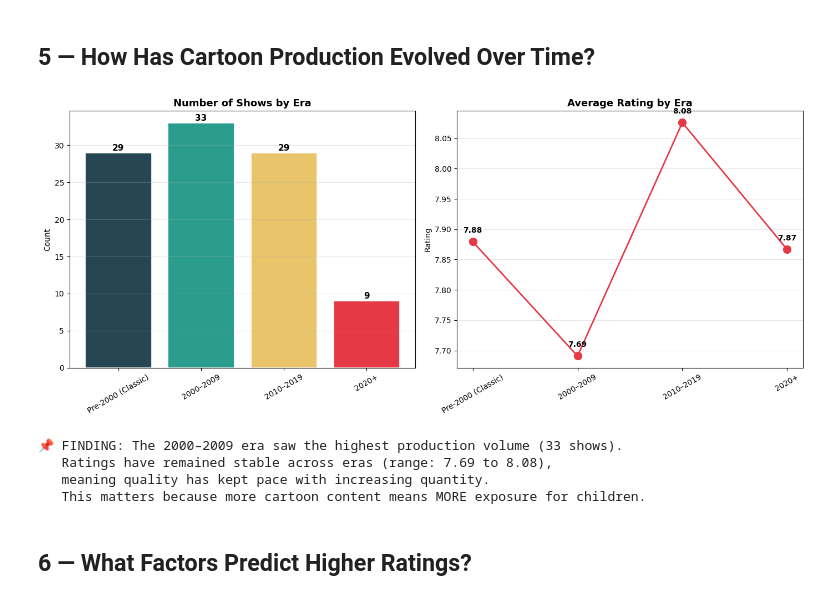
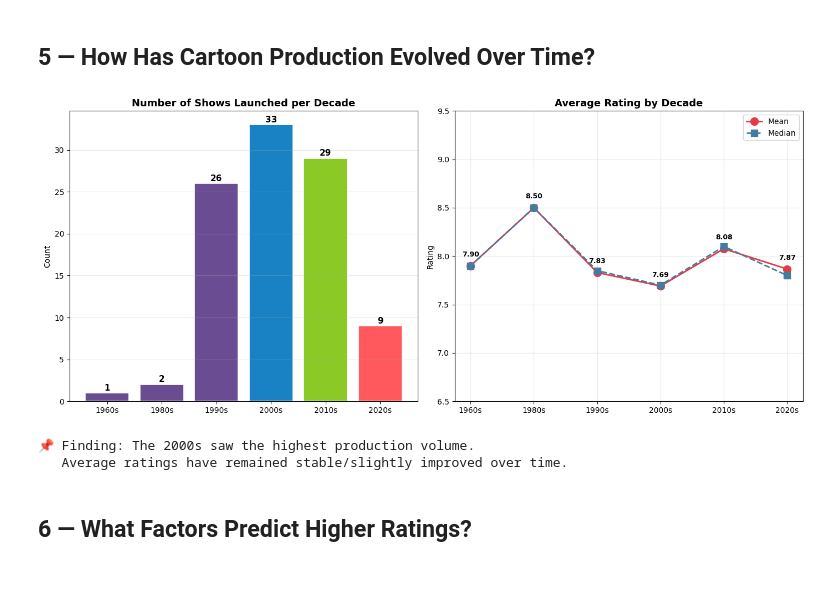
Before and after one commit to RonakSinghRaina/PROJECT-NEW, a Jupyter notebook: cartoon_analysis_complete.ipynb, the cells around one changed output. Drawn from its saved outputs; the diff is of its cells as text; code cells hidden in the pictures.

```diff
--- a/cartoon_analysis_complete.ipynb
+++ b/cartoon_analysis_complete.ipynb
@@ -309,47 +315,49 @@ print(f'   which in turn affects how much content of each type children consume.
 # %% [markdown]
 ## 5 — How Has Cartoon Production Evolved Over Time?
 # %%
-era_order = ['Pre-2000 (Classic)', '2000–2009', '2010–2019', '2020+']
-era_counts = df['era'].value_counts().reindex(era_order)
-era_ratings = df.groupby('era')['Rating'].mean().reindex(era_order)
-
 fig, axes = plt.subplots(1, 2, figsize=(14, 6))
 
-# Bar chart
-era_colors = ['#264653', '#2a9d8f', '#e9c46a', '#e63946']
-bars = axes[0].bar(era_order, era_counts.values, color=era_colors, edgecolor='white', linewidth=1.2)
-for bar, val in zip(bars, era_counts.values):
+decade_stats = df.groupby('decade_label').agg(
+    count=('Rating', 'count'),
+    mean_rating=('Rating', 'mean'),
+    median_rating=('Rating', 'median')
+).reindex(decade_order)
+
+# ── 7a. Shows launched per decade ──
+bars = axes[0].bar(decade_stats.index, decade_stats['count'],
+                   color=['#6a4c93','#6a4c93','#6a4c93','#1982c4','#8ac926','#ff595e'],
+                   edgecolor='white', linewidth=1.2)
+for bar, val in zip(bars, decade_stats['count']):
     axes[0].text(bar.get_x() + bar.get_width()/2, bar.get_height() + 0.3,
                  str(int(val)), ha='center', fontweight='bold', fontsize=11)
-axes[0].set_title('Number of Shows by Era', fontsize=13, fontweight='bold')
+axes[0].set_title('Number of Shows Launched per Decade', fontsize=13, fontweight='bold')
 axes[0].set_ylabel('Count')
-axes[0].tick_params(axis='x', rotation=30)
 axes[0].grid(axis='y', alpha=0.3)
 
-# Line chart
-axes[1].plot(era_order, era_ratings.values, 'o-', color='#e63946', linewidth=2, markersize=10)
-for era, rating in zip(era_order, era_ratings.values):
-    axes[1].annotate(f'{rating:.2f}', (era, rating), textcoords='offset points',
-                     xytext=(0, 12), ha='center', fontweight='bold')
-axes[1].set_title('Average Rating by Era', fontsize=13, fontweight='bold')
+# ── 7b. Average rating per decade ──
+axes[1].plot(decade_stats.index, decade_stats['mean_rating'],
+             'o-', color='#e63946', linewidth=2, markersize=10, label='Mean')
+axes[1].plot(decade_stats.index, decade_stats['median_rating'],
+             's--', color='#457b9d', linewidth=2, markersize=8, label='Median')
+for i, row in decade_stats.iterrows():
+    axes[1].annotate(f"{row['mean_rating']:.2f}",
+                     (i, row['mean_rating']), textcoords='offset points',
+                     xytext=(0, 12), ha='center', fontsize=9, fontweight='bold')
+axes[1].set_title('Average Rating by Decade', fontsize=13, fontweight='bold')
 axes[1].set_ylabel('Rating')
-axes[1].tick_params(axis='x', rotation=30)
-axes[1].grid(axis='y', alpha=0.3)
+axes[1].set_ylim(6.5, 9.5)
+axes[1].legend()
+axes[1].grid(alpha=0.3)
 
 plt.tight_layout()
 plt.show()
 
-peak_era = era_counts.idxmax()
-print(f'📌 FINDING: The {peak_era} era saw the highest production volume ({era_counts.max()} shows).')
-print(f'   Ratings have remained stable across eras (range: {era_ratings.min():.2f} to {era_ratings.max():.2f}),')
-print(f'   meaning quality has kept pace with increasing quantity.')
-print(f'   This matters because more cartoon content means MORE exposure for children.')
+print("📌 Finding: The 2000s saw the highest production volume.")
+print("   Average ratings have remained stable/slightly improved over time.")
 # %% [output]
-[figure, old version]
+[figure, new version]
-📌 FINDING: The 2000–2009 era saw the highest production volume (33 shows).
-   Ratings have remained stable across eras (range: 7.69 to 8.08),
-   meaning quality has kept pace with increasing quantity.
-   This matters because more cartoon content means MORE exposure for children.
+📌 Finding: The 2000s saw the highest production volume.
+   Average ratings have remained stable/slightly improved over time.
 # %% [markdown]
 ## 6 — What Factors Predict Higher Ratings?
 # %%
```
Also changed, not shown: parts of 27 cells of this notebook.
